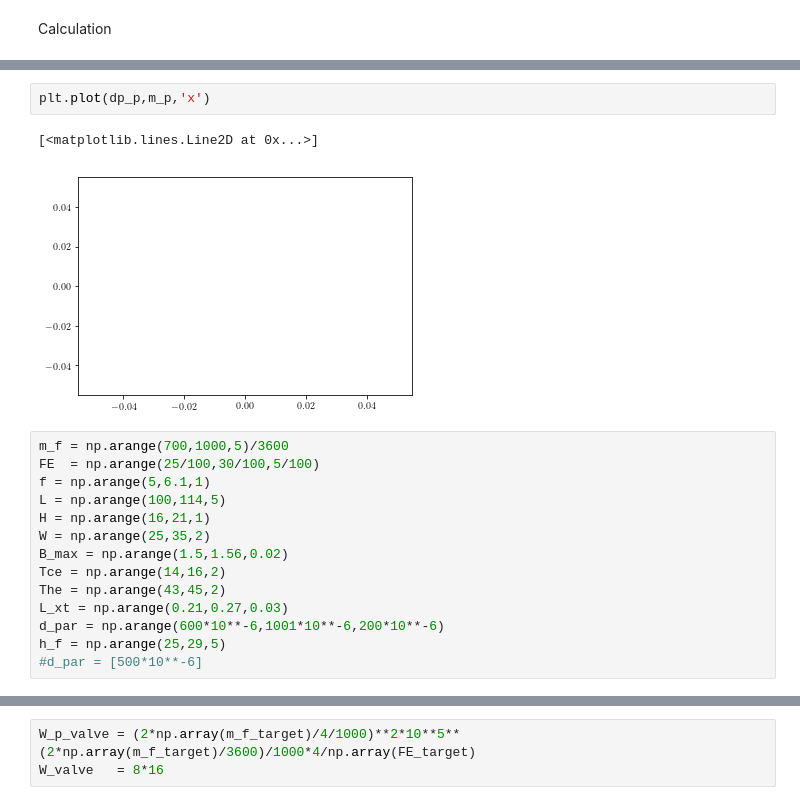
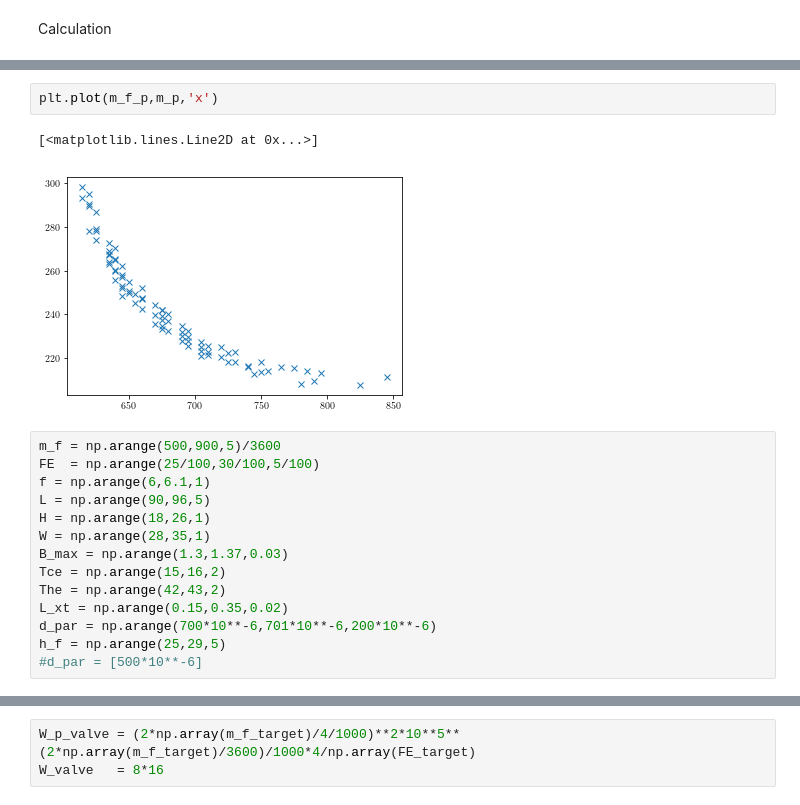
Before and after one commit to gfidelisp/Jupyter, a Jupyter notebook: Codemig/System/Optimization.ipynb, the cells around one changed output, grey strips where cells are left out. Cells and saved outputs as stored; diff of their text form.

```diff
--- a/Codemig/System/Optimization.ipynb
+++ b/Codemig/System/Optimization.ipynb
@@ -364,20 +363,20 @@ def Optimal(m_f,FE,f,L,H,W,B,Tc,Th,Tce,The,L_xt,h_f):
 # %%
-plt.plot(dp_p,m_p,'x')
+plt.plot(m_f_p,m_p,'x')
 # %% [output]
 [<matplotlib.lines.Line2D at 0x...>]
-[figure, old version]
+[figure, new version]
 # %%
-m_f = np.arange(700,1000,5)/3600
+m_f = np.arange(500,900,5)/3600
 FE  = np.arange(25/100,30/100,5/100)
-f = np.arange(5,6.1,1)
-L = np.arange(100,114,5)
-H = np.arange(16,21,1)
-W = np.arange(25,35,2)
-B_max = np.arange(1.5,1.56,0.02)
-Tce = np.arange(14,16,2)
-The = np.arange(43,45,2)
-L_xt = np.arange(0.21,0.27,0.03)
-d_par = np.arange(600*10**-6,1001*10**-6,200*10**-6)
+f = np.arange(6,6.1,1)
+L = np.arange(90,96,5)
+H = np.arange(18,26,1)
+W = np.arange(28,35,1)
+B_max = np.arange(1.3,1.37,0.03)
+Tce = np.arange(15,16,2)
+The = np.arange(42,43,2)
+L_xt = np.arange(0.15,0.35,0.02)
+d_par = np.arange(700*10**-6,701*10**-6,200*10**-6)
 h_f = np.arange(25,29,5)
 #d_par = [500*10**-6]
 # %%
```
Also changed, not shown: parts of 21 cells of this notebook, 19 other files.
